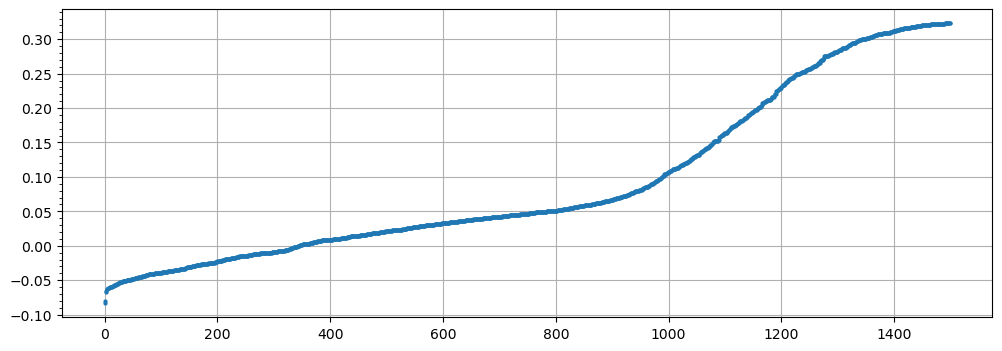
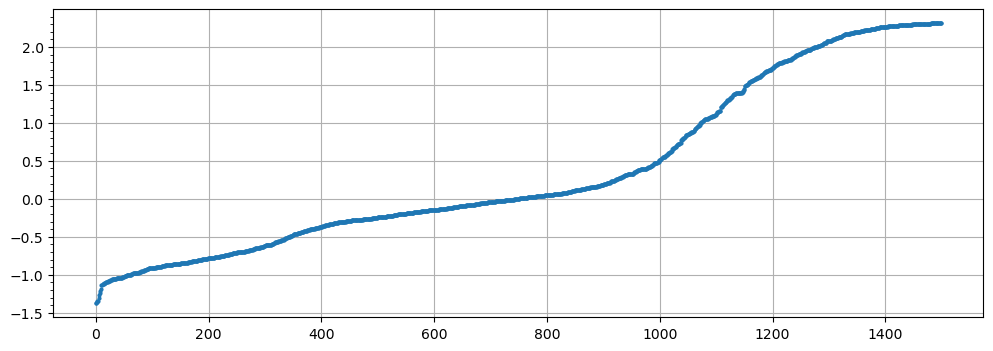
Unified diff of the notebook cell whose output changed from the first chart to the second:
--- before
+++ after
@@ -5,6 +5,6 @@
 plt.figure(figsize=(12,4))
 # plt.title("Classifier scores")
-plt.plot(sorted(M), marker='o', markersize=2, linewidth=0)
-# plt.plot(sorted(Z), marker='o', markersize=2, linewidth=0)
+# plt.plot(sorted(M), marker='o', markersize=2, linewidth=0)
+plt.plot(sorted(Z), marker='o', markersize=2, linewidth=0)
 ax = plt.gca()
 ax.yaxis.set_minor_locator(tck.AutoMinorLocator())

Commit: ...